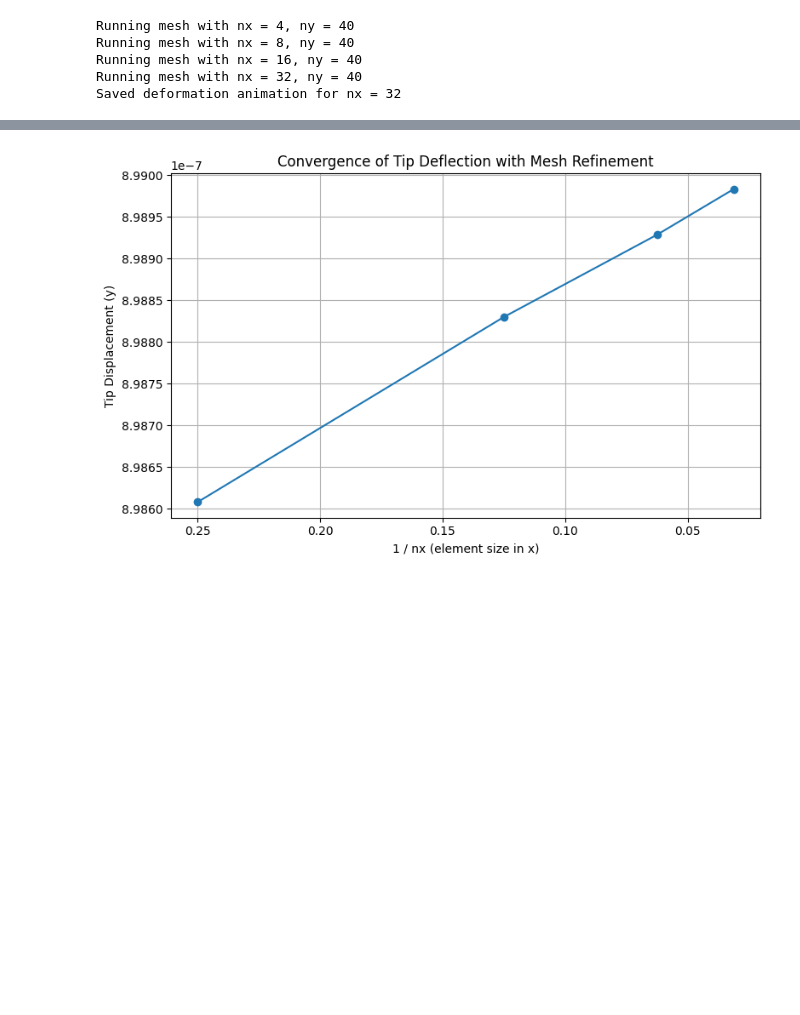
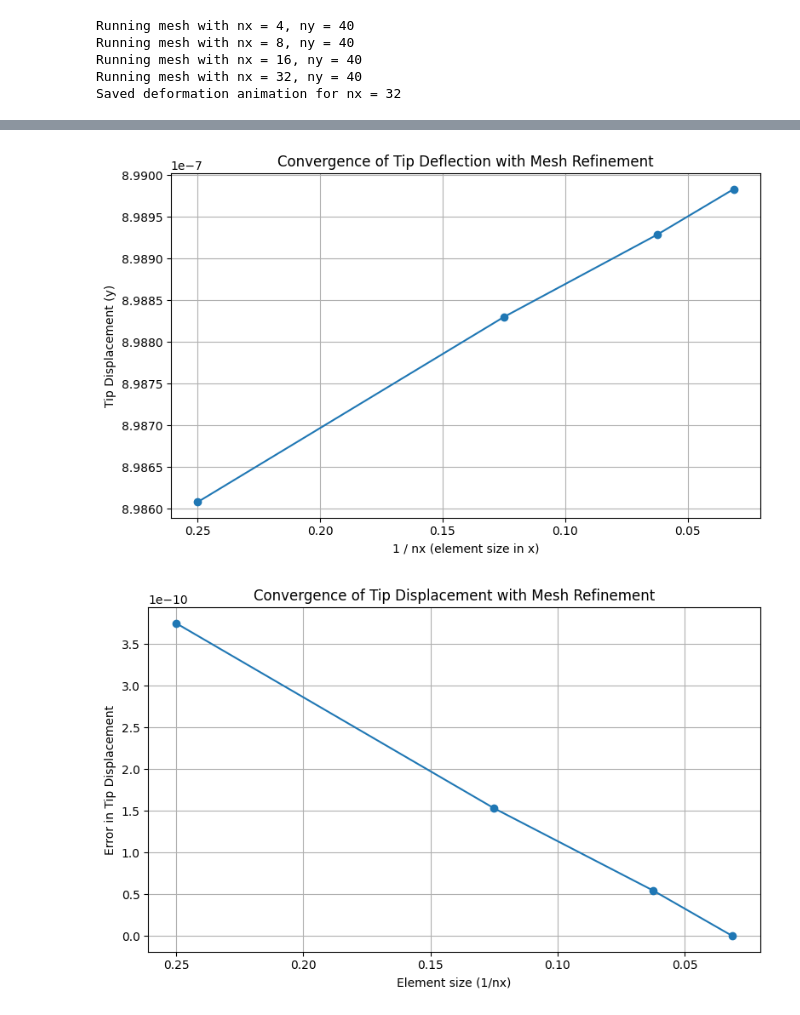
Before and after one commit to dmj-bu/ME700-Assignment-3, a Jupyter notebook: tutorials/part4_example2.ipynb, the cells around one changed output, grey strips where cells are left out. Cells and saved outputs as stored; diff of their text form; code cells hidden in the pictures; blank space fills up the shorter version.

```diff
--- a/tutorials/part4_example2.ipynb
+++ b/tutorials/part4_example2.ipynb
@@ -82,17 +82,32 @@ Saved deformation animation for nx = 32
 # %%
 # Plot convergence of tip displacement
 plt.figure(figsize=(8, 5))
 plt.plot(mesh_sizes, np.abs(tip_deflections), marker='o')
 plt.xlabel("1 / nx (element size in x)")
 plt.ylabel("Tip Displacement (y)")
 plt.title("Convergence of Tip Deflection with Mesh Refinement")
 plt.grid(True)
 plt.gca().invert_xaxis()
 plt.tight_layout()
 plt.savefig("mesh_refinement_convergence.png")
 from IPython.display import Image, display
 
 display(Image("non_analytic_geometry.gif"))
+
+#error vs mesh graph
+ref_value = tip_deflections[-1]
+errors = [abs(d - ref_value) for d in tip_deflections]
+
+plt.figure(figsize=(8, 5))
+plt.plot(mesh_sizes, errors, marker='o')
+plt.xlabel("Element size (1/nx)")
+plt.ylabel("Error in Tip Displacement")
+plt.title("Convergence of Tip Displacement with Mesh Refinement")
+plt.gca().invert_xaxis()  # optional, makes smaller elements appear to the right
+plt.grid(True)
+plt.tight_layout()
+plt.show()
 # %% [output]
 [figure]
 [figure]
+[figure, added]
```
